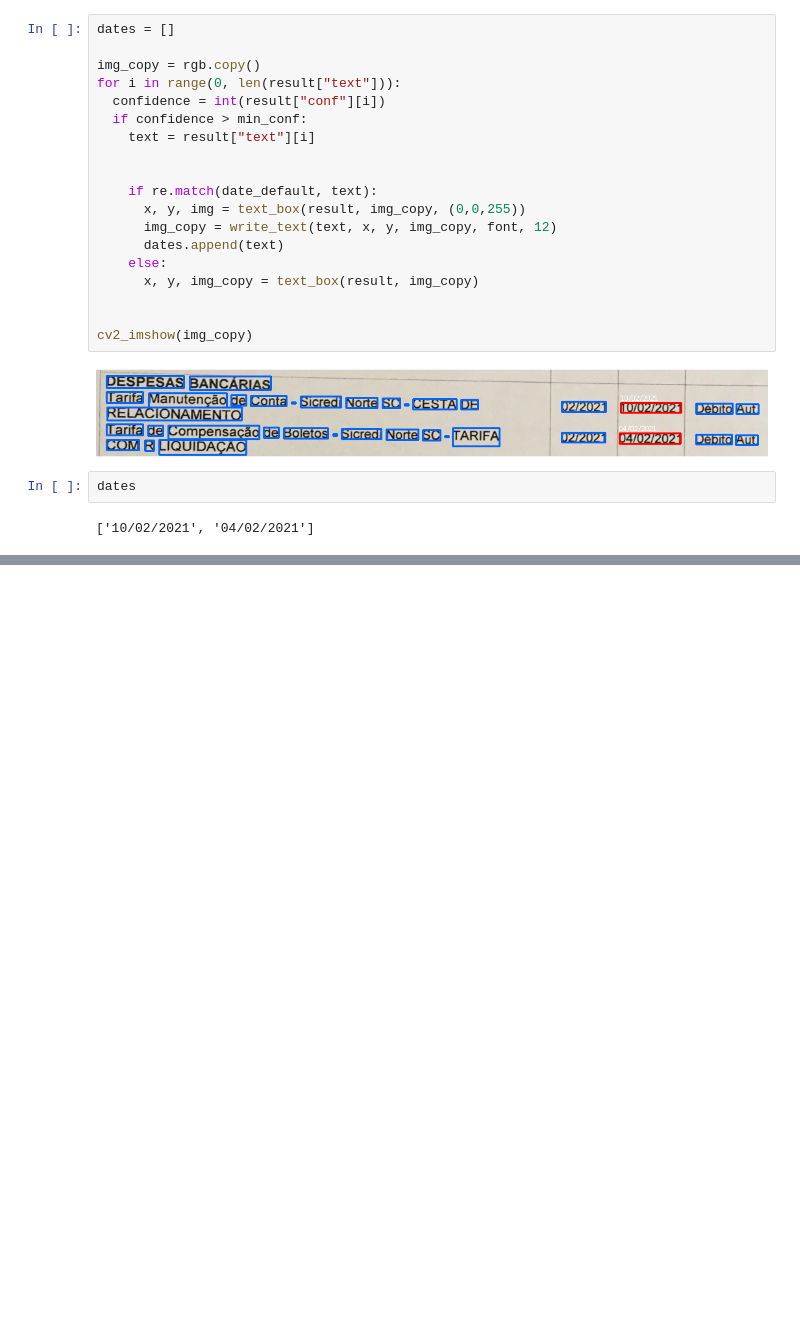
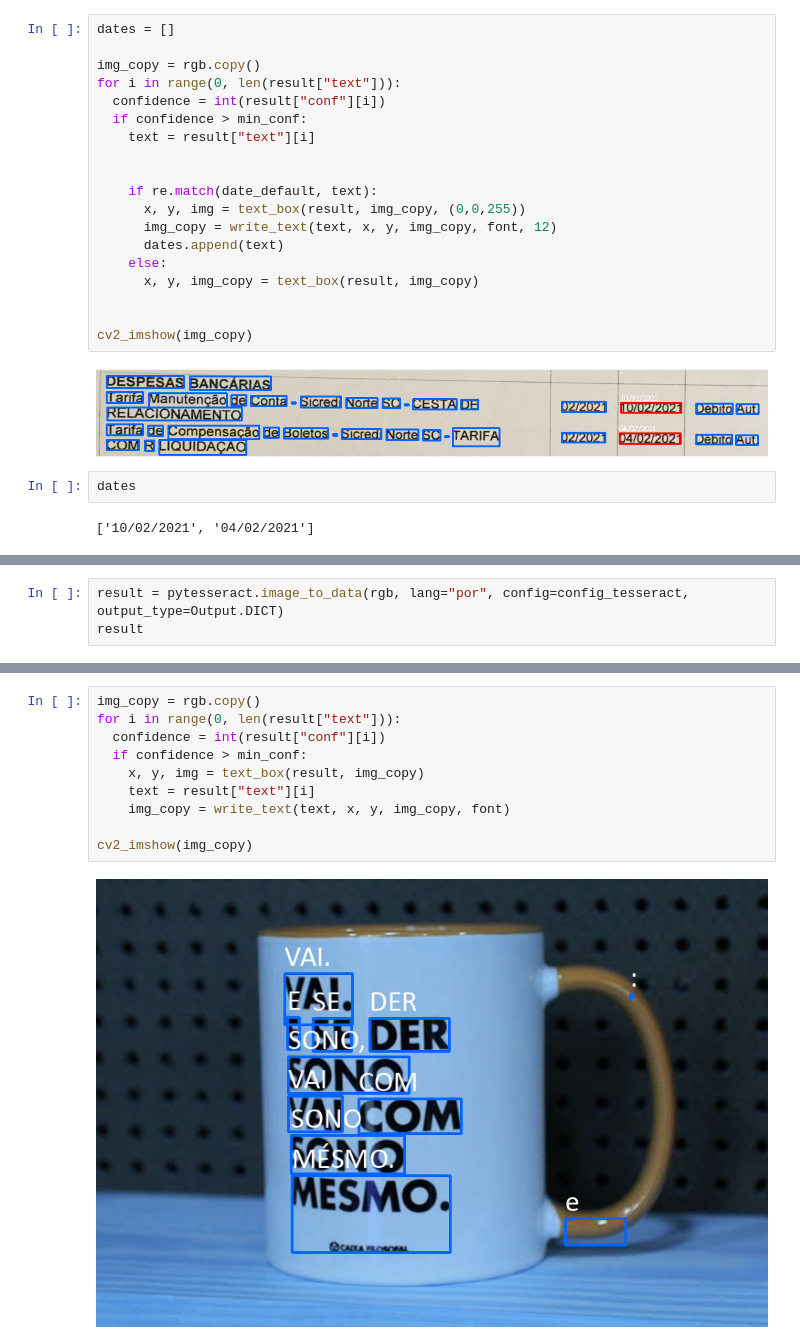
Before and after one commit to joseevitor/reconhecimento_de_texto_OCR_OpenCV, a Jupyter notebook: VisaoComputacional.ipynb, the cells around one changed output, grey strips where cells are left out. Cells and saved outputs as stored; diff of their text form; blank space fills up the shorter version.

```diff
--- a/VisaoComputacional.ipynb
+++ b/VisaoComputacional.ipynb
@@ -521,0 +525,3 @@ dates
+# %%
+result = pytesseract.image_to_data(rgb, lang="por", config=config_tesseract, output_type=Output.DICT)
+result
@@ -521,0 +546,12 @@ dates
+# %%
+img_copy = rgb.copy()
+for i in range(0, len(result["text"])):
+  confidence = int(result["conf"][i])
+  if confidence > min_conf:
+    x, y, img = text_box(result, img_copy)
+    text = result["text"][i]
+    img_copy = write_text(text, x, y, img_copy, font)
+
+cv2_imshow(img_copy)
+# %% [output]
+[figure, added]
```
Also changed, not shown: parts of 8 cells of this notebook.
